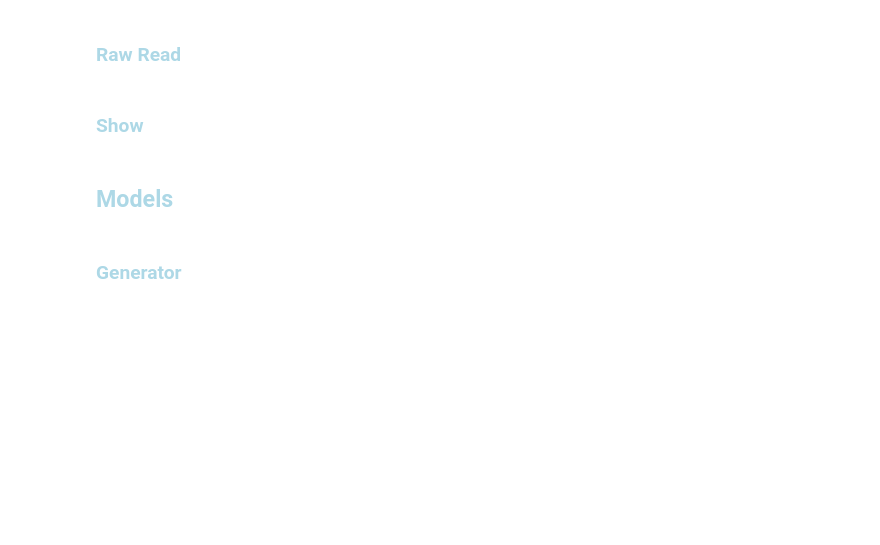
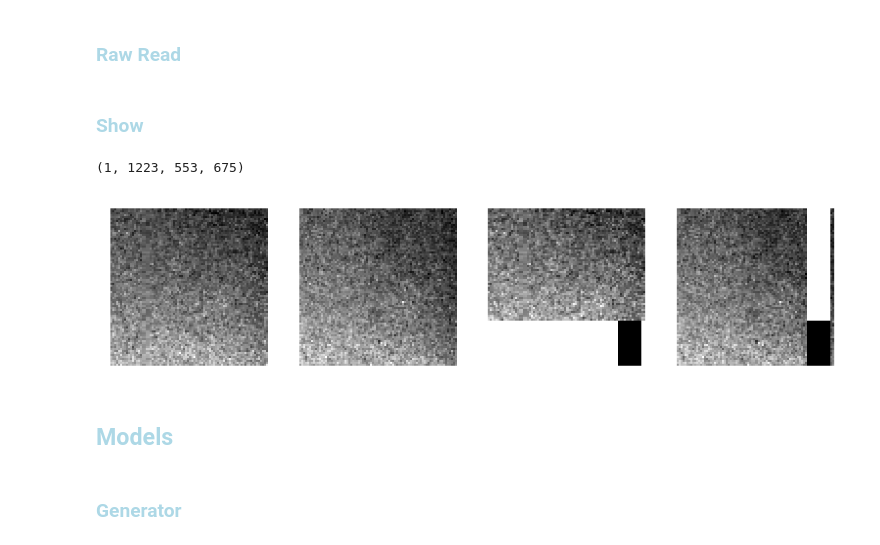
Before and after one commit to antonmx/shiftpatch, a Jupyter notebook: shiftpatch_dj1.ipynb, the cells around one changed output. Drawn from its saved outputs; the diff is of its cells as text; code cells hidden in the pictures; blank space fills up the shorter version.

```diff
--- a/shiftpatch_dj1.ipynb
+++ b/shiftpatch_dj1.ipynb
@@ -34,11 +34,13 @@ sg.TCfg = sg.TCfgClass(
     ,batchSplit = 2**0
     ,loaderWorkers = 16
     ,labelSmoothFac = 0.1 # For Fake labels (or set to 0.0 for no smoothing).
-    ,learningRateD = 1e-4
-    ,learningRateG = 1e-4
+    ,learningRateD = 1e-5
+    ,learningRateG = 1e-5
 )
 
-sg.DCfg = sg.DCfgClass()
+sg.DCfg = sg.DCfgClass(
+    dataRoot = "/dev/shm/"
+)
 # %% [markdown]
 ### <font style="color:lightblue">Raw Read</font>
 # %%
@@ -60,3 +56,9 @@ idd += 1
+# %%
+
+sg.showMe(sg.testSet)
+# %% [output]
+(1, 1223, 553, 675)
+[figure, added]
 # %% [markdown]
 ## <font style="color:lightblue">Models</font>
 # %%
```
Also changed, not shown: parts of 11 cells of this notebook, 2 other files.
